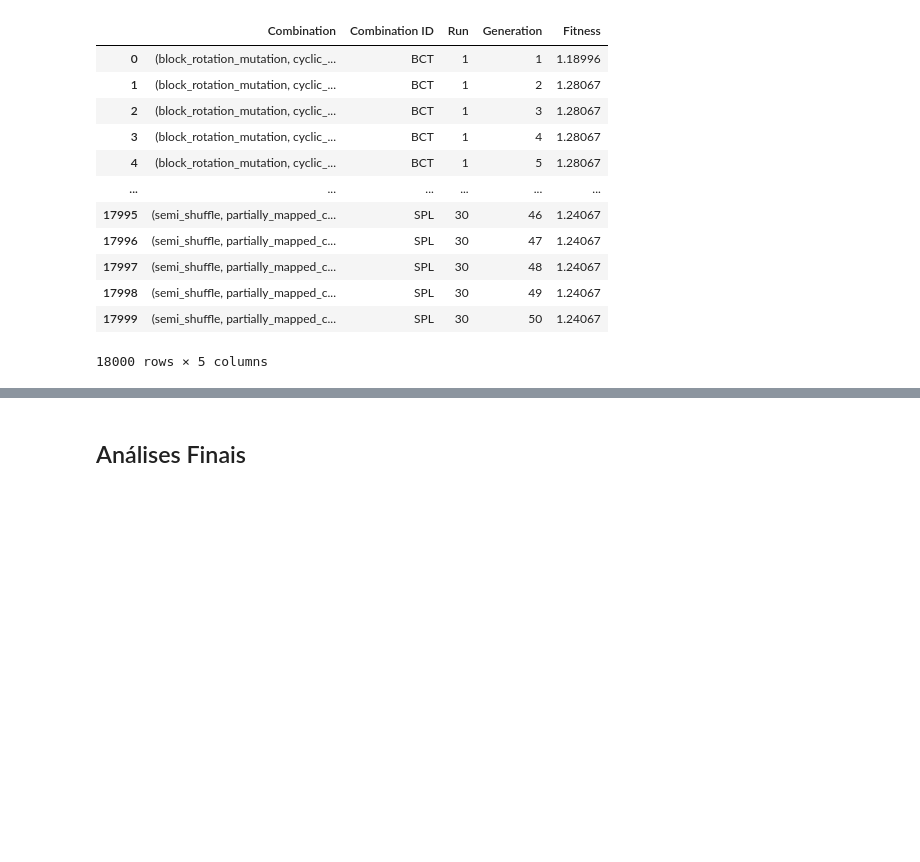
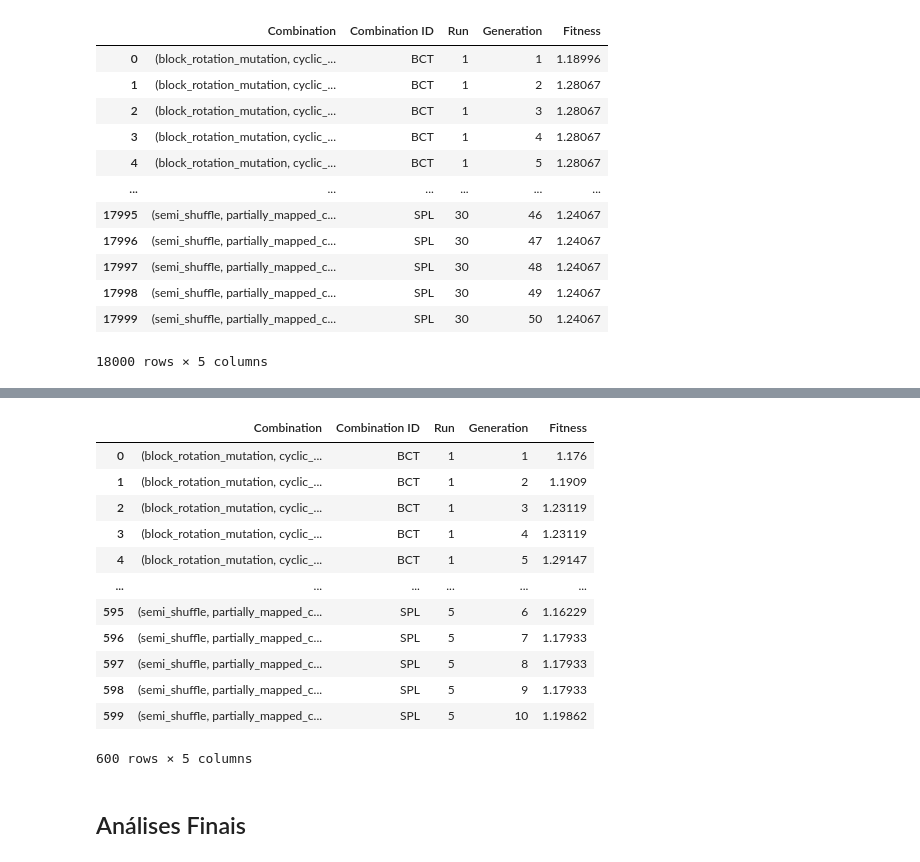
Before and after one commit to rafabernard0/CIFO_PROJECT, a Jupyter notebook: For_Tuning.ipynb, the cells around one changed output, grey strips where cells are left out. Cells and saved outputs as stored; diff of their text form; code cells hidden in the pictures; blank space fills up the shorter version.

```diff
--- a/For_Tuning.ipynb
+++ b/For_Tuning.ipynb
@@ -211,6 +239,20 @@ comb_tuning(experience_name='exp3', mut_func = mut_func3, xo_func = xo_func3, se
 # %%
 comb_tuning(experience_name='exp4', mut_func = mut_func4, xo_func = xo_func4, selection_algo=selection_algo4,
-            n_runs=30, max_gen=100, pop_size=100)
+            n_runs=5, max_gen=10, pop_size=20)
+# %% [output]
+|  | Combination | Combination ID | Run | Generation | Fitness |
+| 0 | (block_rotation_mutation, cyclic_... | BCT | 1 | 1 | 1.176 |
+| 1 | (block_rotation_mutation, cyclic_... | BCT | 1 | 2 | 1.1909 |
+| 2 | (block_rotation_mutation, cyclic_... | BCT | 1 | 3 | 1.23119 |
+| 3 | (block_rotation_mutation, cyclic_... | BCT | 1 | 4 | 1.23119 |
+| 4 | (block_rotation_mutation, cyclic_... | BCT | 1 | 5 | 1.29147 |
+| ... | ... | ... | ... | ... | ... |
+| 595 | (semi_shuffle, partially_mapped_c... | SPL | 5 | 6 | 1.16229 |
+| 596 | (semi_shuffle, partially_mapped_c... | SPL | 5 | 7 | 1.17933 |
+| 597 | (semi_shuffle, partially_mapped_c... | SPL | 5 | 8 | 1.17933 |
+| 598 | (semi_shuffle, partially_mapped_c... | SPL | 5 | 9 | 1.17933 |
+| 599 | (semi_shuffle, partially_mapped_c... | SPL | 5 | 10 | 1.19862 |
+600 rows × 5 columns
 # %% [markdown]
 ## Análises Finais
 # %%
```
Also changed, not shown: parts of 2 cells of this notebook, 3 other files.
